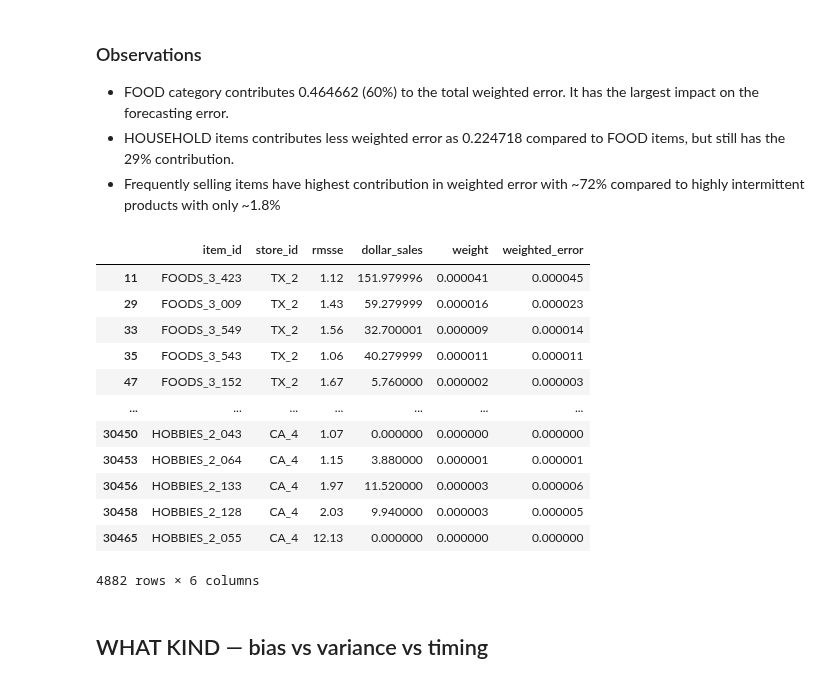
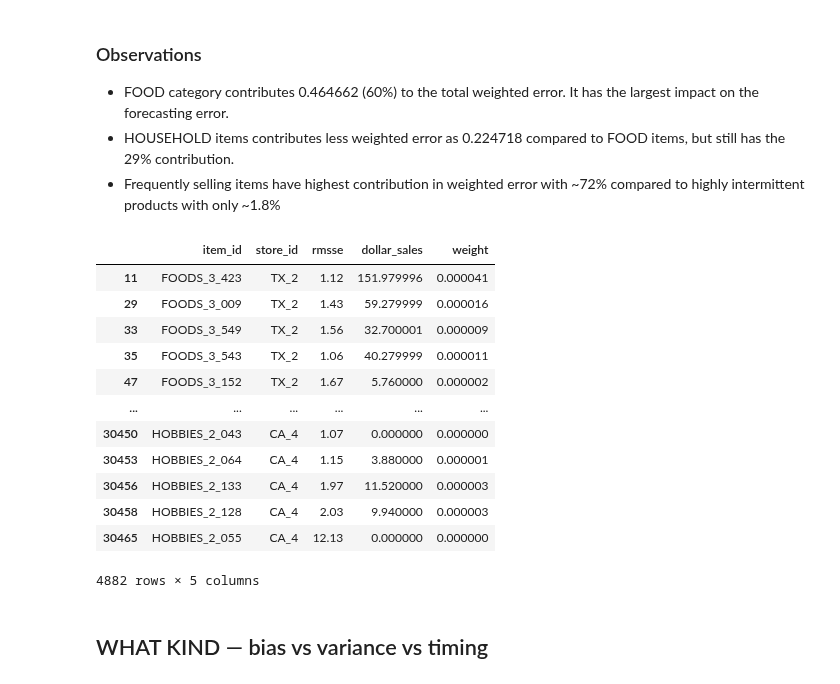
Before and after one commit to surekhag28/m5-demand-forecasting, a Jupyter notebook: notebooks/error_analysis.ipynb, the cells around one changed output. Saved outputs shown, nothing was run; the diff lists cells and outputs as text; code cells hidden in the pictures.

Commit message:
updated error analysis

```diff
--- a/notebooks/error_analysis.ipynb
+++ b/notebooks/error_analysis.ipynb
@@ -572,21 +573,21 @@ for col in dimensions:
 - HOUSEHOLD items contributes less weighted error as 0.224718 compared to FOOD items, but still has the 29% contribution.
 - Frequently selling items have highest contribution in weighted error with ~72% compared to highly intermittent products with only ~1.8%
 # %%
-merge_df[merge_df["rmsse"]>1][["item_id","store_id","rmsse","dollar_sales","weight","weighted_error"]]
+merge_df[merge_df["rmsse"]>1][["item_id","store_id","rmsse","dollar_sales","weight"]]
 # %% [output]
-|  | item_id | store_id | rmsse | dollar_sales | weight | weighted_error |
-| 11 | FOODS_3_423 | TX_2 | 1.12 | 151.979996 | 0.000041 | 0.000045 |
-| 29 | FOODS_3_009 | TX_2 | 1.43 | 59.279999 | 0.000016 | 0.000023 |
-| 33 | FOODS_3_549 | TX_2 | 1.56 | 32.700001 | 0.000009 | 0.000014 |
-| 35 | FOODS_3_543 | TX_2 | 1.06 | 40.279999 | 0.000011 | 0.000011 |
-| 47 | FOODS_3_152 | TX_2 | 1.67 | 5.760000 | 0.000002 | 0.000003 |
-| ... | ... | ... | ... | ... | ... | ... |
-| 30450 | HOBBIES_2_043 | CA_4 | 1.07 | 0.000000 | 0.000000 | 0.000000 |
-| 30453 | HOBBIES_2_064 | CA_4 | 1.15 | 3.880000 | 0.000001 | 0.000001 |
-| 30456 | HOBBIES_2_133 | CA_4 | 1.97 | 11.520000 | 0.000003 | 0.000006 |
-| 30458 | HOBBIES_2_128 | CA_4 | 2.03 | 9.940000 | 0.000003 | 0.000005 |
-| 30465 | HOBBIES_2_055 | CA_4 | 12.13 | 0.000000 | 0.000000 | 0.000000 |
+|  | item_id | store_id | rmsse | dollar_sales | weight |
+| 11 | FOODS_3_423 | TX_2 | 1.12 | 151.979996 | 0.000041 |
+| 29 | FOODS_3_009 | TX_2 | 1.43 | 59.279999 | 0.000016 |
+| 33 | FOODS_3_549 | TX_2 | 1.56 | 32.700001 | 0.000009 |
+| 35 | FOODS_3_543 | TX_2 | 1.06 | 40.279999 | 0.000011 |
+| 47 | FOODS_3_152 | TX_2 | 1.67 | 5.760000 | 0.000002 |
+| ... | ... | ... | ... | ... | ... |
+| 30450 | HOBBIES_2_043 | CA_4 | 1.07 | 0.000000 | 0.000000 |
+| 30453 | HOBBIES_2_064 | CA_4 | 1.15 | 3.880000 | 0.000001 |
+| 30456 | HOBBIES_2_133 | CA_4 | 1.97 | 11.520000 | 0.000003 |
+| 30458 | HOBBIES_2_128 | CA_4 | 2.03 | 9.940000 | 0.000003 |
+| 30465 | HOBBIES_2_055 | CA_4 | 12.13 | 0.000000 | 0.000000 |
-4882 rows × 6 columns
+4882 rows × 5 columns
 # %% [markdown]
 ## WHAT KIND — bias vs variance vs timing
 # %%
```
Also changed, not shown: parts of 45 cells of this notebook, 1 other file.
